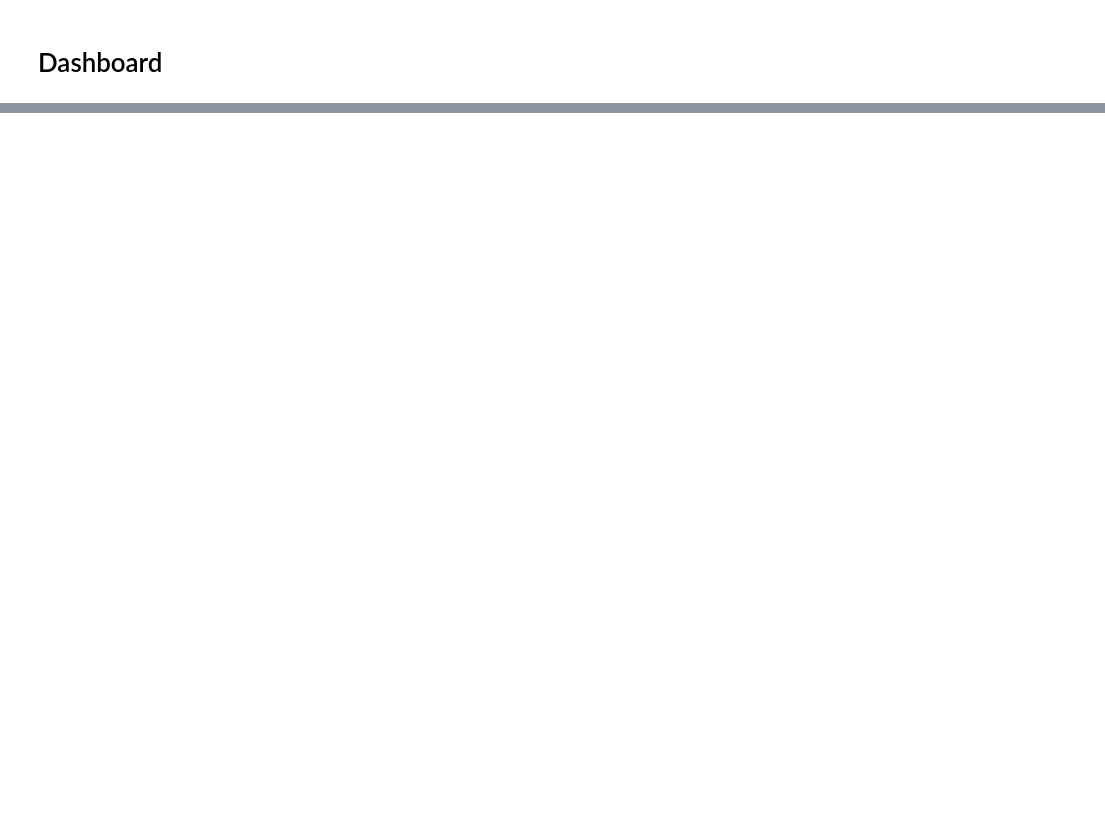
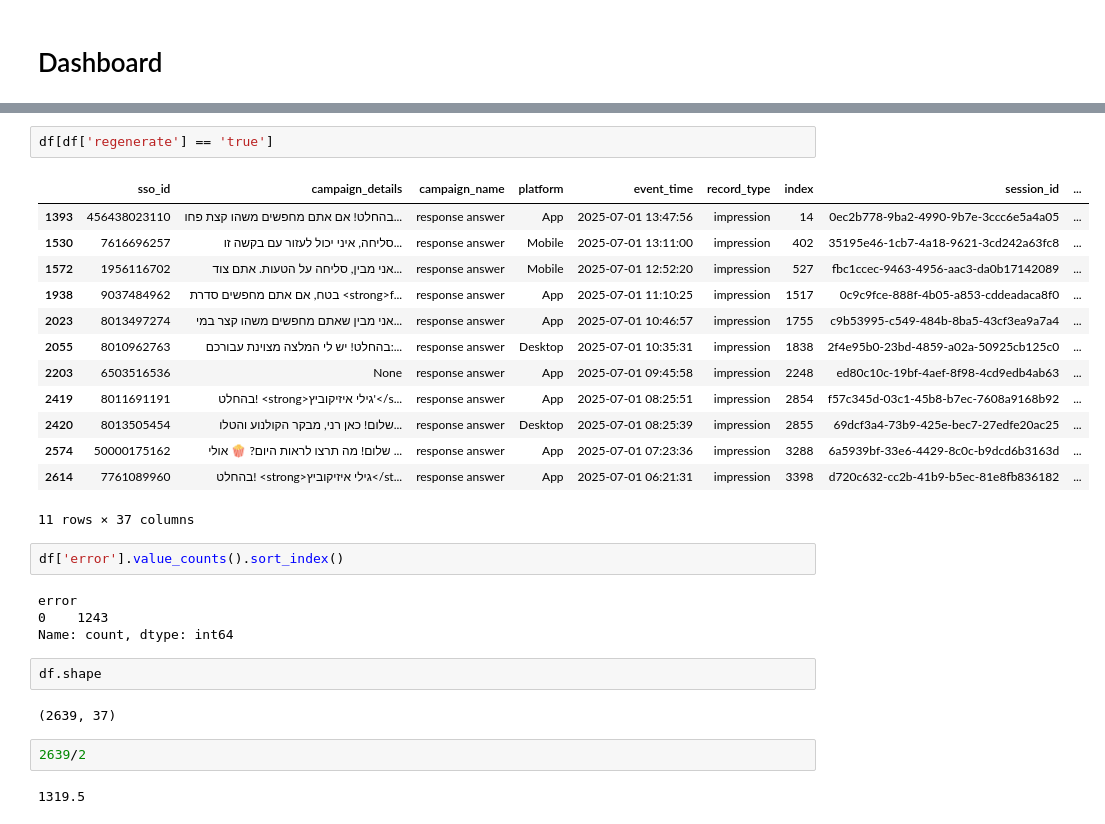
Before and after one commit to Haaretz/movie-recommendation-chatbot, a Jupyter notebook: EDA_requests.ipynb, the cells around one changed output, grey strips where cells are left out. Saved outputs shown, nothing was run; the diff lists cells and outputs as text; blank space fills up the shorter version.

```diff
--- a/EDA_requests.ipynb
+++ b/EDA_requests.ipynb
@@ -500,0 +728,30 @@ fig_topics.show()
+# %%
+df[df['regenerate'] == 'true']
+# %% [output]
+|  | sso_id | campaign_details | campaign_name | platform | event_time | record_type | index | session_id | ... |
+| 1393 | 456438023110 | בהחלט! אם אתם מחפשים משהו קצת פחו... | response answer | App | 2025-07-01 13:47:56 | impression | 14 | 0ec2b778-9ba2-4990-9b7e-3ccc6e5a4a05 | ... |
+| 1530 | 7616696257 | סליחה, איני יכול לעזור עם בקשה זו... | response answer | Mobile | 2025-07-01 13:11:00 | impression | 402 | 35195e46-1cb7-4a18-9621-3cd242a63fc8 | ... |
+| 1572 | 1956116702 | אני מבין, סליחה על הטעות. אתם צוד... | response answer | Mobile | 2025-07-01 12:52:20 | impression | 527 | fbc1ccec-9463-4956-aac3-da0b17142089 | ... |
+| 1938 | 9037484962 | בטח, אם אתם מחפשים סדרת <strong>f... | response answer | App | 2025-07-01 11:10:25 | impression | 1517 | 0c9c9fce-888f-4b05-a853-cddeadaca8f0 | ... |
+| 2023 | 8013497274 | אני מבין שאתם מחפשים משהו קצר במי... | response answer | App | 2025-07-01 10:46:57 | impression | 1755 | c9b53995-c549-484b-8ba5-43cf3ea9a7a4 | ... |
+| 2055 | 8010962763 | בהחלט! יש לי המלצה מצוינת עבורכם:... | response answer | Desktop | 2025-07-01 10:35:31 | impression | 1838 | 2f4e95b0-23bd-4859-a02a-50925cb125c0 | ... |
+| 2203 | 6503516536 | None | response answer | App | 2025-07-01 09:45:58 | impression | 2248 | ed80c10c-19bf-4aef-8f98-4cd9edb4ab63 | ... |
+| 2419 | 8011691191 | בהחלט! <strong>גילי איזיקוביץ'</s... | response answer | App | 2025-07-01 08:25:51 | impression | 2854 | f57c345d-03c1-45b8-b7ec-7608a9168b92 | ... |
+| 2420 | 8013505454 | שלום! כאן רני, מבקר הקולנוע והטלו... | response answer | Desktop | 2025-07-01 08:25:39 | impression | 2855 | 69dcf3a4-73b9-425e-bec7-27edfe20ac25 | ... |
+| 2574 | 50000175162 | שלום! מה תרצו לראות היום? 🍿 אולי ... | response answer | App | 2025-07-01 07:23:36 | impression | 3288 | 6a5939bf-33e6-4429-8c0c-b9dcd6b3163d | ... |
+| 2614 | 7761089960 | בהחלט! <strong>גילי איזיקוביץ</st... | response answer | App | 2025-07-01 06:21:31 | impression | 3398 | d720c632-cc2b-41b9-b5ec-81e8fb836182 | ... |
+11 rows × 37 columns
+# %%
+df['error'].value_counts().sort_index()
+# %% [output]
+error
+0    1243
+Name: count, dtype: int64
+# %%
+df.shape
+# %% [output]
+(2639, 37)
+# %%
+2639/2
+# %% [output]
+1319.5
```
Also changed, not shown: parts of 17 cells of this notebook, 1 other file.
